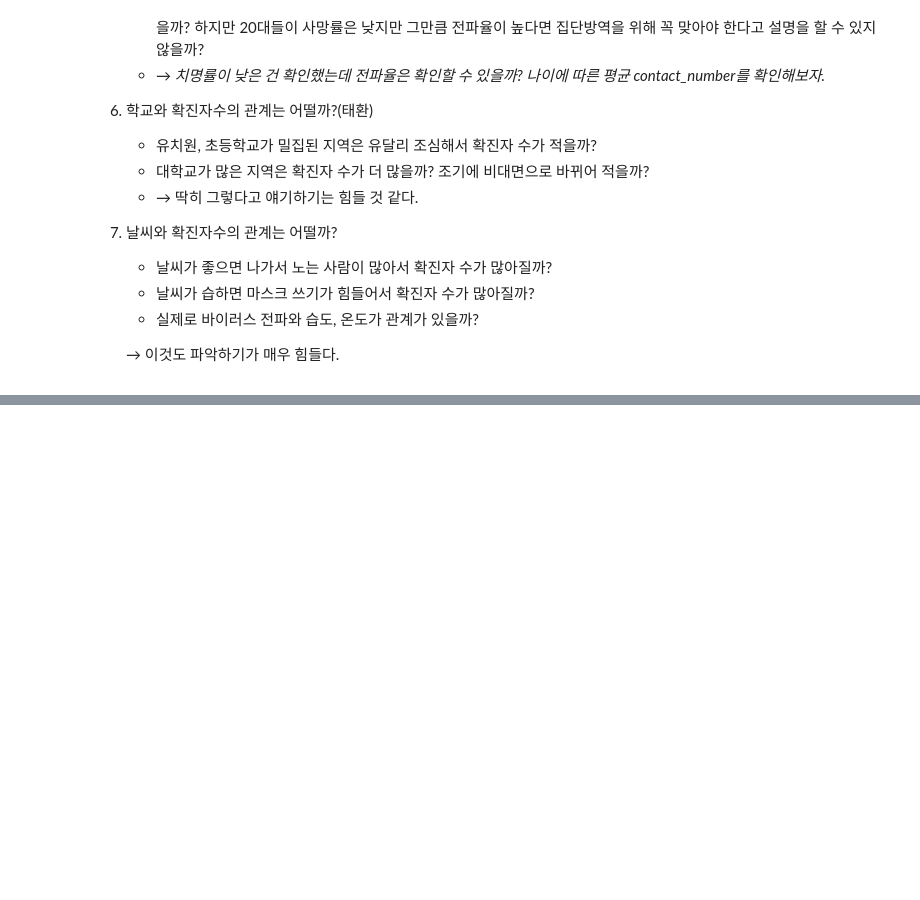
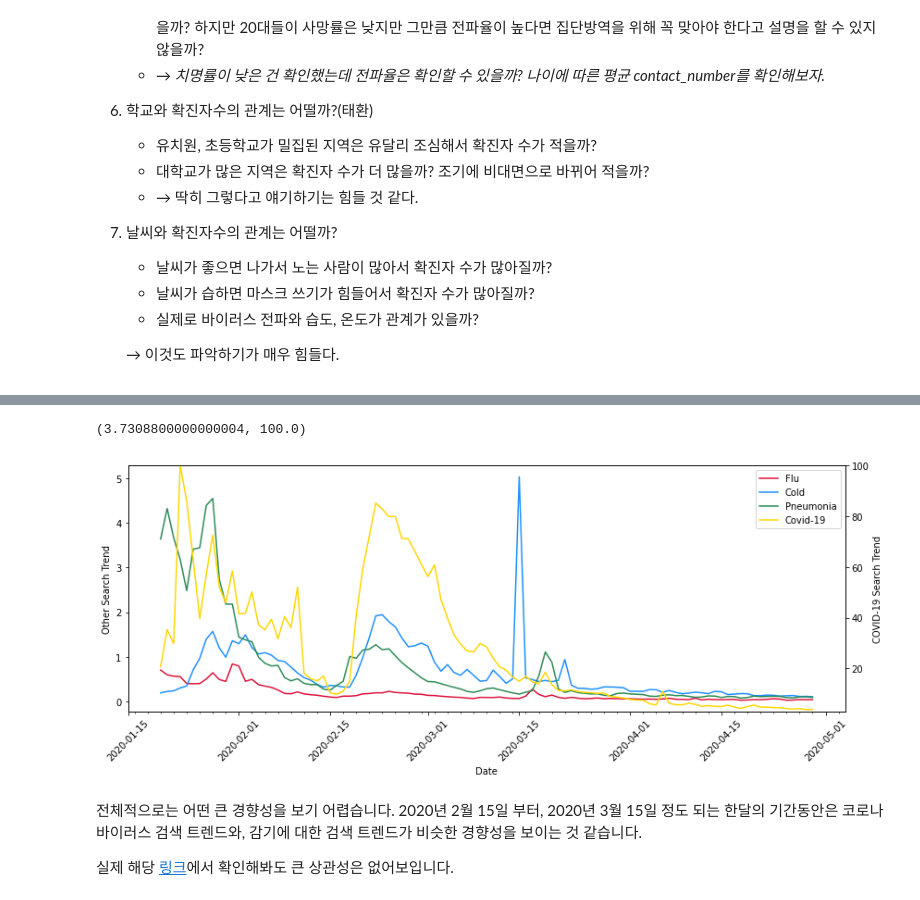
Before and after one commit to sunwoongc/aiffel_02_gn, a Jupyter notebook: COVID19_EDA_1.ipynb, the cells around one changed output, grey strips where cells are left out. Saved outputs shown, nothing was run; the diff lists cells and outputs as text; code cells hidden in the pictures; blank space fills up the shorter version.

```diff
--- a/COVID19_EDA_1.ipynb
+++ b/COVID19_EDA_1.ipynb
@@ -1603,0 +1611,4 @@ EDA를 시작하기 전에 데이터를 대략 살펴보며 준비한 질문에
+# %%
+search = search.loc['2020-01-20' <= search['date']]
+search.loc[:, 'date'] = pd.to_datetime(search['date'])
+search
@@ -1603,0 +1629,43 @@ EDA를 시작하기 전에 데이터를 대략 살펴보며 준비한 질문에
+# %%
+search['coronavirus'].min(), search['coronavirus'].max()
+# %% [output]
+(3.7308800000000004, 100.0)
+# %%
+import matplotlib.dates as mdates
+from matplotlib.ticker import (MultipleLocator, AutoMinorLocator)
+
+fig, ax = plt.subplots(figsize=(12,5))
+
+sns.lineplot(data=search, x='date', y='flu', ax=ax, color='crimson', label='Flu')
+sns.lineplot(data=search, x='date', y='cold', ax=ax, color='dodgerblue', label='Cold')
+sns.lineplot(data=search, x='date', y='pneumonia', ax=ax, color='seagreen', label='Pneumonia')
+
+ax.set_ylabel("Other Search Trend")
+ax.set_xlabel("Date")
+
+fmt_tenday = mdates.DayLocator(interval=10)
+ax.xaxis.set_major_locator(fmt_tenday)
+
+fmt_day = mdates.DayLocator(interval=2)
+ax.xaxis.set_minor_locator(fmt_day)
+
+fig.canvas.draw()
+x_tick_labels = [t.get_text() for t in ax.get_xticklabels()]
+t = ax.set_xticklabels(x_tick_labels, rotation=45)
+
+ax_C = ax.twinx()
+ax_C.set_ylim(3, 100)
+sns.lineplot(data=search, x='date', y='coronavirus', ax=ax_C, color='gold', label='Covid-19')
+ax_C.set_ylabel("COVID-19 Search Trend")
+ax_C.get_legend().remove()
+
+lines = ax.get_lines() + ax_C.get_lines()
+ax.legend(lines, [line.get_label() for line in lines], loc='upper right')
+
+fig.tight_layout()
+# %% [output]
+[figure, added]
+# %% [markdown]
+전체적으로는 어떤 큰 경향성을 보기 어렵습니다. 2020년 2월 15일 부터, 2020년 3월 15일 정도 되는 한달의 기간동안은 코로나 바이러스 검색 트렌드와, 감기에 대한 검색 트렌드가 비슷한 경향성을 보이는 것 같습니다.
+
+실제 해당 [링크](https://datalab.naver.com/keyword/trendSearch.naver)에서 확인해봐도 큰 상관성은 없어보입니다.
```
Also changed, not shown: parts of 86 cells of this notebook.
